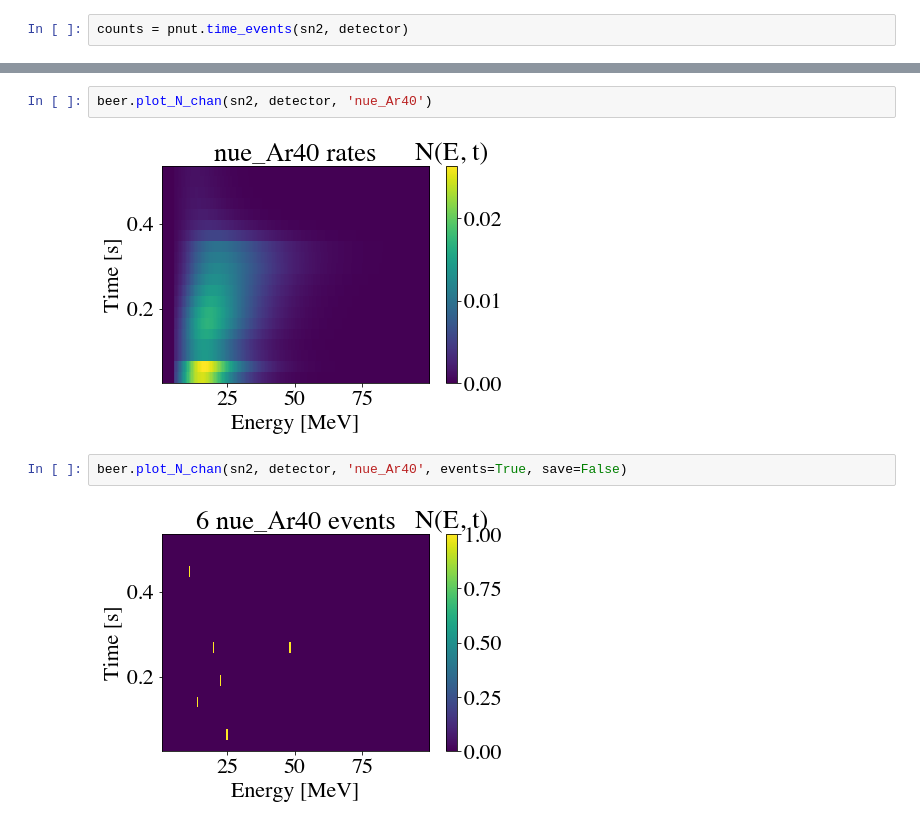
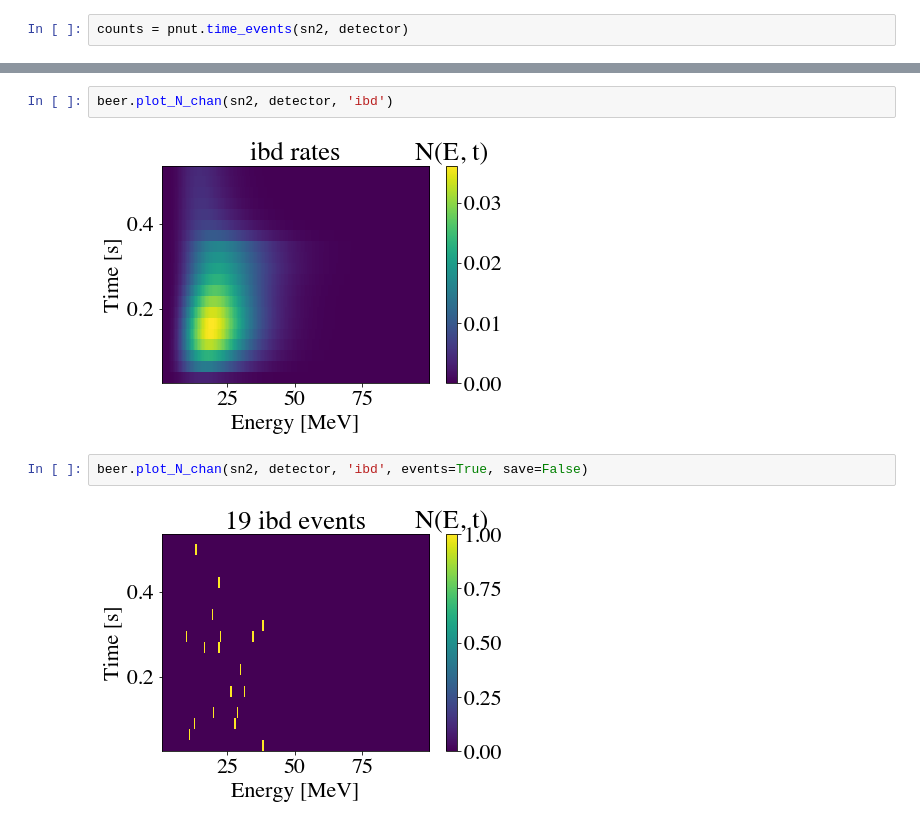
Before and after one commit to joesmolsky/sspike, a Jupyter notebook: notebooks/big_scint.ipynb, the cells around one changed output, grey strips where cells are left out. Cells and saved outputs as stored; diff of their text form.

```diff
--- a/notebooks/big_scint.ipynb
+++ b/notebooks/big_scint.ipynb
@@ -46,8 +46,8 @@ beer.plot_series(sn2, detector)
 # %%
-beer.plot_N_chan(sn2, detector, 'nue_Ar40')
+beer.plot_N_chan(sn2, detector, 'ibd')
 # %% [output]
-[figure, old version]
+[figure, new version]
 # %%
-beer.plot_N_chan(sn2, detector, 'nue_Ar40', events=True, save=False)
+beer.plot_N_chan(sn2, detector, 'ibd', events=True, save=False)
 # %% [output]
-[figure, old version]
+[figure, new version]
```
Also changed, not shown: parts of 4 cells of this notebook.
